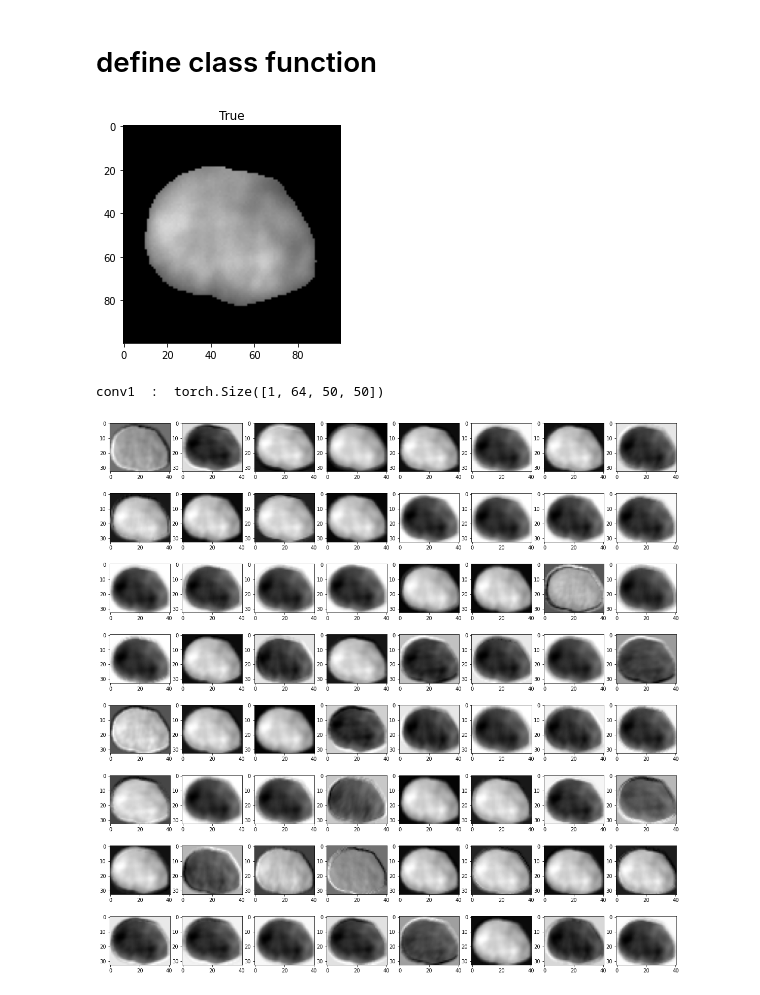
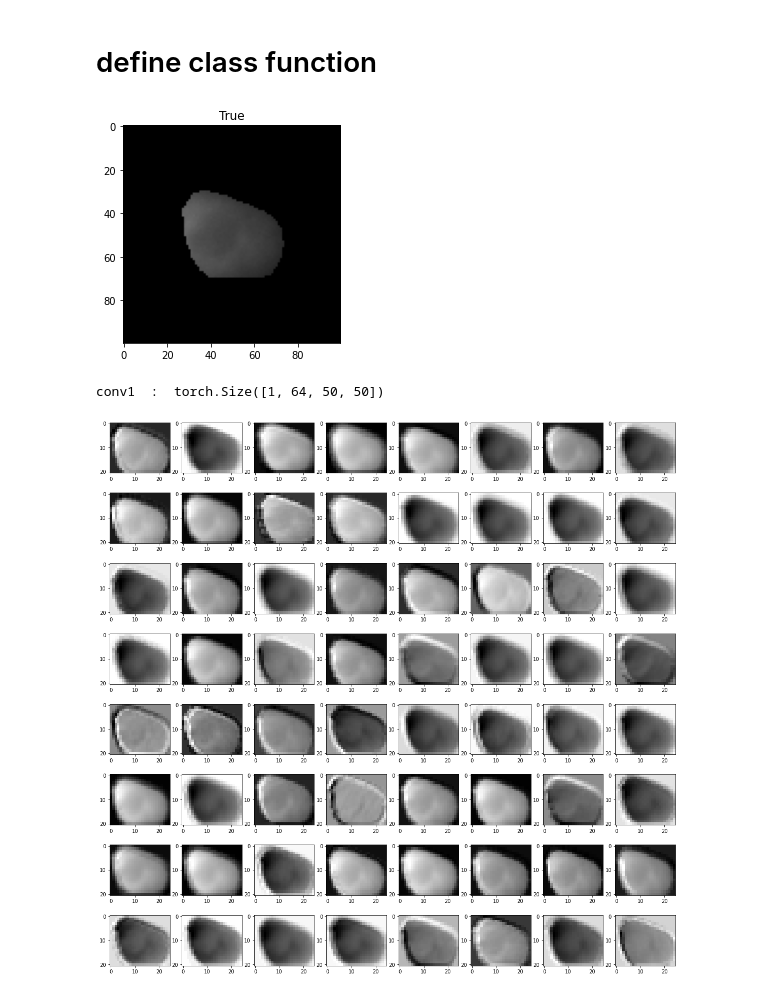
Before and after one commit to DDDog-WANG/NDAcquisition, a Jupyter notebook: Classification/FeatureMap.ipynb, the cells around one changed output. Cells and saved outputs as stored; diff of their text form; code cells hidden in the pictures.

```diff
--- a/Classification/FeatureMap.ipynb
+++ b/Classification/FeatureMap.ipynb
@@ -93,26 +93,26 @@ class OriginIMG:
             plt.show()
 # %%
 # load model
-PATH = "SelfResnet18.pkl"
+PATH = "SelfResnet18_400.pkl"
 model = torch.load(PATH)
-
+label = [0]
 # check predict label correct or not
 for i in range(1):
     # pad
-    img = OriginIMG(Data_00[2])
+    img = OriginIMG(Data_00[0])
     imgpad = img.pad(100,100)
     # predict
     tf, pred = img.predict(model,imgpad,label[i])
     plt.title(tf)
     plt.imshow(imgpad)
     plt.show()
     # plot feature
     target_layer = "conv1"
     img.plot_feature(model,imgpad,target_layer)
 # %% [output]
-[figure, old version]
+[figure, new version]
 conv1  :  torch.Size([1, 64, 50, 50])
-[figure, old version]
+[figure, new version]
 # %%
 for key in feature_activation:
     bn = feature_activation[key].cpu()
```
Also changed, not shown: 1 other file.
